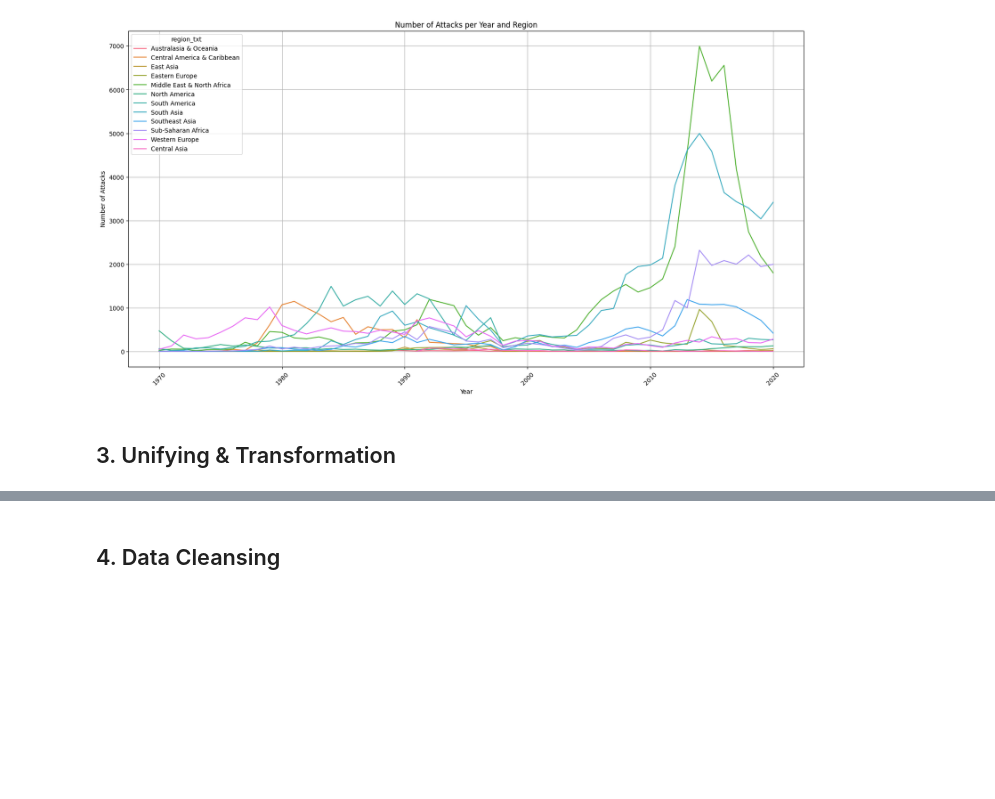
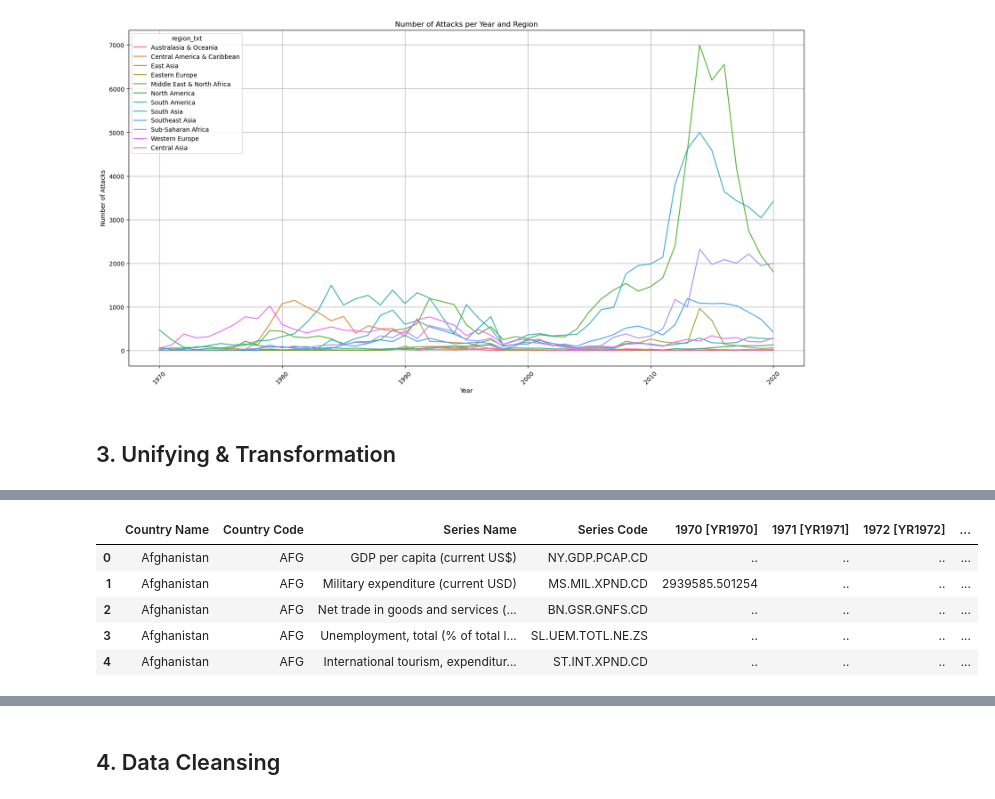
Before and after one commit to rieseflo/GTD, a Jupyter notebook: GTD.ipynb, the cells around one changed output, grey strips where cells are left out. Saved outputs shown, nothing was run; the diff lists cells and outputs as text; code cells hidden in the pictures; blank space fills up the shorter version.

Commit message:
Started unifying data with economic data from worldbank

```diff
--- a/GTD.ipynb
+++ b/GTD.ipynb
@@ -307,0 +325,13 @@ plt.show()
+# %%
+# Datenset zu Wirtschaftsdaten laden
+df2 = pd.read_excel('data/P_Data_Extract_From_World_Development_Indicators.xlsx')
+# %%
+# Struktur der Daten anzeigen
+df2.head()
+# %% [output]
+|  | Country Name | Country Code | Series Name | Series Code | 1970 [YR1970] | 1971 [YR1971] | 1972 [YR1972] | ... |
+| 0 | Afghanistan | AFG | GDP per capita (current US$) | NY.GDP.PCAP.CD | .. | .. | .. | ... |
+| 1 | Afghanistan | AFG | Military expenditure (current USD) | MS.MIL.XPND.CD | 2939585.501254 | .. | .. | ... |
+| 2 | Afghanistan | AFG | Net trade in goods and services (... | BN.GSR.GNFS.CD | .. | .. | .. | ... |
+| 3 | Afghanistan | AFG | Unemployment, total (% of total l... | SL.UEM.TOTL.NE.ZS | .. | .. | .. | ... |
+| 4 | Afghanistan | AFG | International tourism, expenditur... | ST.INT.XPND.CD | .. | .. | .. | ... |
```
Also changed, not shown: parts of 16 cells of this notebook, 1 other file.
